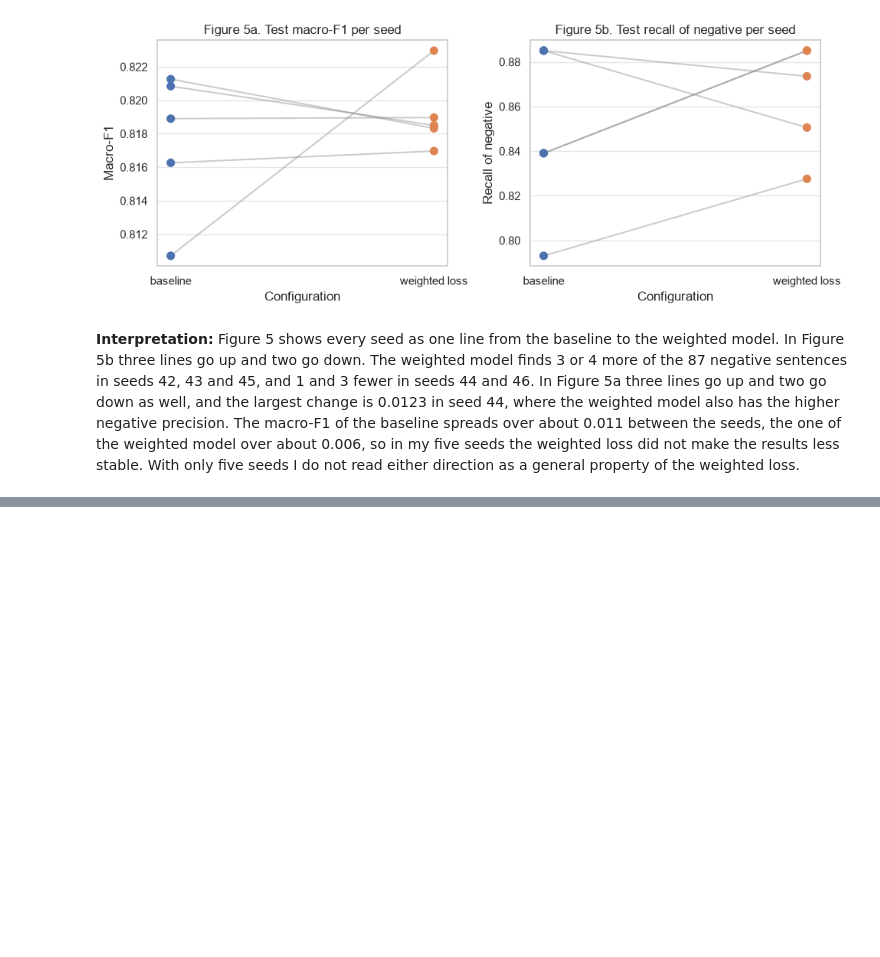
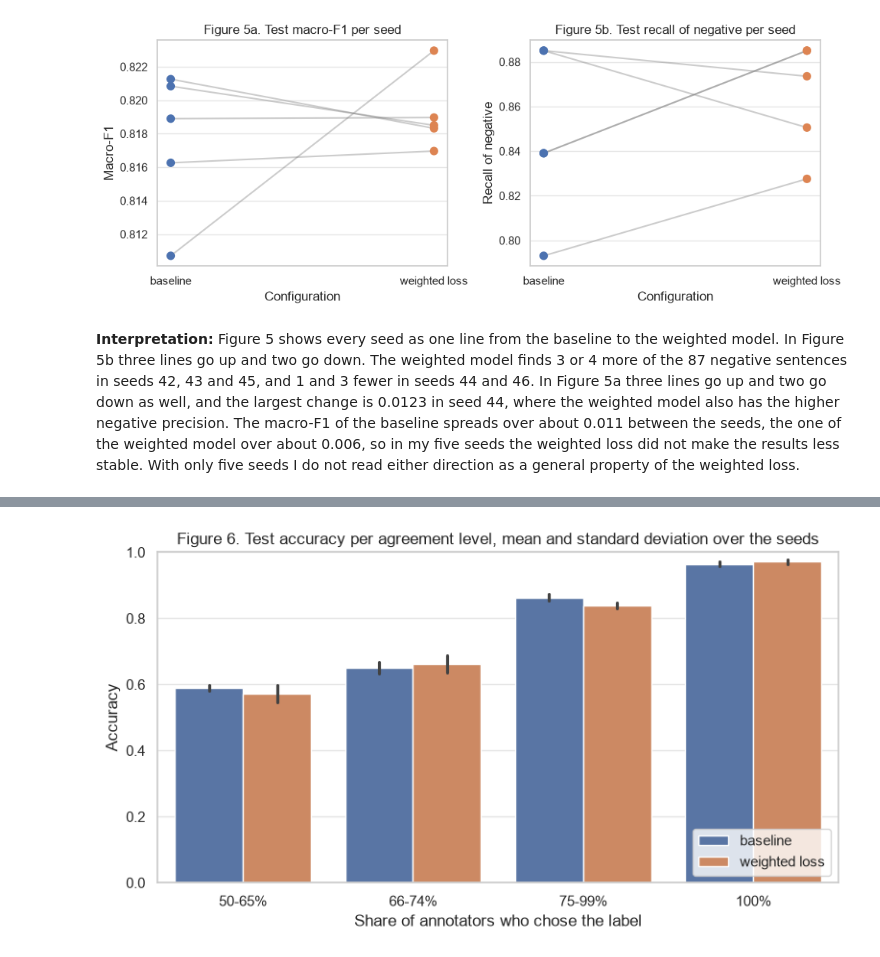
Before and after one commit to mauroreverberi/deep_learning_systems, a Jupyter notebook: deep_learning.ipynb, the cells around one changed output, grey strips where cells are left out. Saved outputs shown, nothing was run; the diff lists cells and outputs as text; code cells hidden in the pictures; blank space fills up the shorter version.

Commit message:
Agreement level and error examples added

```diff
--- a/deep_learning.ipynb
+++ b/deep_learning.ipynb
@@ -704,0 +709,12 @@ plt.show()
+# %%
+rows = []
+for (name, seed), probabilities in test_probabilities.items():
+    right = probabilities.argmax(axis=1) == test["label_id"].to_numpy()
+    for level, group_right in pd.Series(right).groupby(test["agreement"].to_numpy(), observed=True):
+        rows.append({"model": name, "seed": seed, "agreement": level, "accuracy": group_right.mean(),
+                     "sentences": len(group_right)})
+by_level = pd.DataFrame(rows)
+by_level["agreement"] = pd.Categorical(by_level["agreement"], sentences["agreement"].cat.categories)
+level_table = by_level.groupby(["agreement", "model"], observed=True)["accuracy"].agg(["mean", "std"]).unstack()
+level_table["sentences"] = test["agreement"].value_counts()
+level_table.round(4)
@@ -704,0 +729,13 @@ plt.show()
+# %%
+fig, ax = plt.subplots(figsize=(8, 4.5))
+sns.barplot(data=by_level, x="agreement", y="accuracy", hue="model", palette=colors,
+            errorbar="sd", ax=ax)
+ax.set_title("Figure 6. Test accuracy per agreement level, mean and standard deviation over the seeds")
+ax.set_xlabel("Share of annotators who chose the label")
+ax.set_ylabel("Accuracy")
+ax.set_ylim(0, 1)
+ax.legend(loc="lower right")
+plt.tight_layout()
+plt.show()
+# %% [output]
+[figure, added]
```
Also changed, not shown: parts of 10 cells of this notebook.
